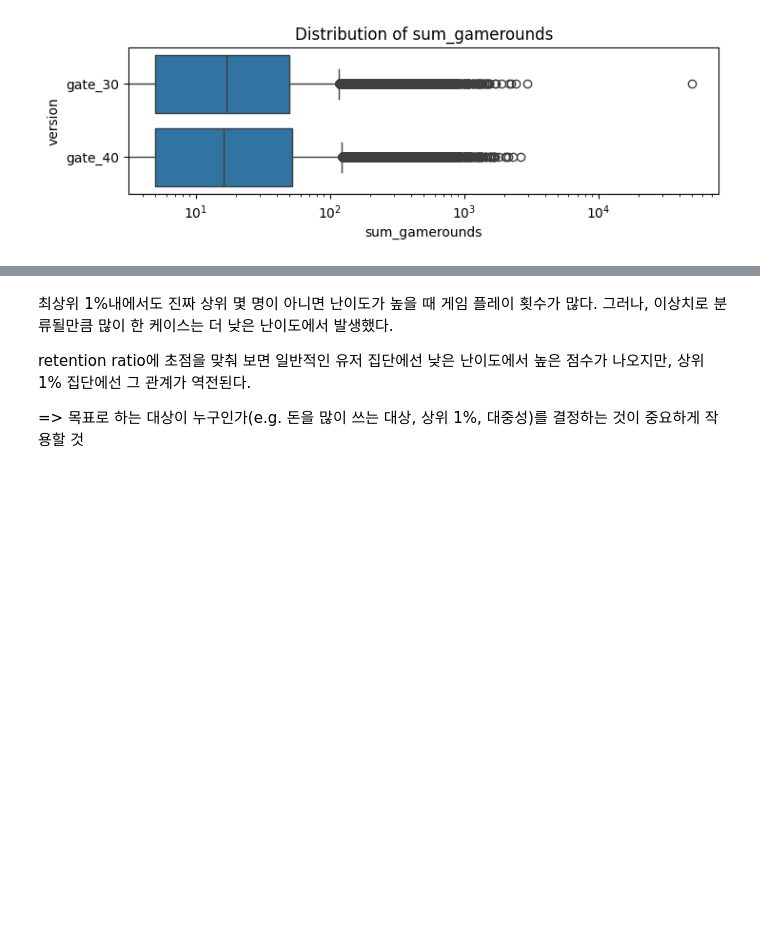
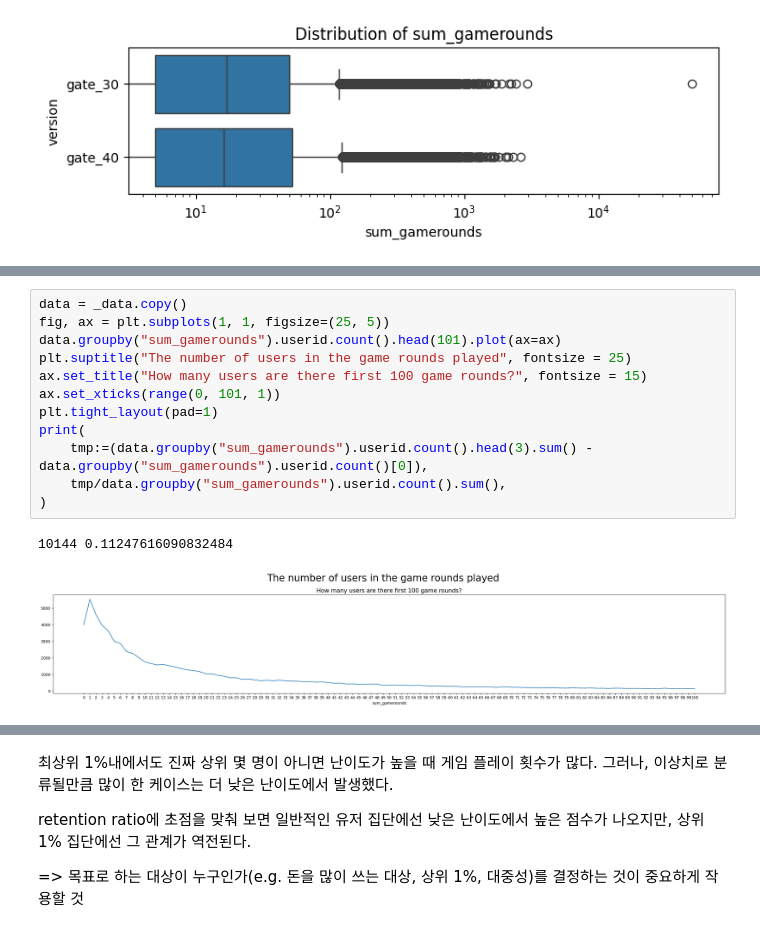
Before and after one commit to uowol/Kaggle-Data-Analysis, a Jupyter notebook: workplace/cookie_cats/250105_describe_data.ipynb, the cells around one changed output, grey strips where cells are left out. Cells and saved outputs as stored; diff of their text form; blank space fills up the shorter version.

```diff
--- a/workplace/cookie_cats/250105_describe_data.ipynb
+++ b/workplace/cookie_cats/250105_describe_data.ipynb
@@ -165,0 +135,15 @@ _ = get_stats(upper_data, info_keys=['count', 'mean', 'median'])
+# %%
+data = _data.copy()
+fig, ax = plt.subplots(1, 1, figsize=(25, 5))
+data.groupby("sum_gamerounds").userid.count().head(101).plot(ax=ax)
+plt.suptitle("The number of users in the game rounds played", fontsize = 25)
+ax.set_title("How many users are there first 100 game rounds?", fontsize = 15)
+ax.set_xticks(range(0, 101, 1))
+plt.tight_layout(pad=1)
+print(
+    tmp:=(data.groupby("sum_gamerounds").userid.count().head(3).sum() - data.groupby("sum_gamerounds").userid.count()[0]),
+    tmp/data.groupby("sum_gamerounds").userid.count().sum(),
+)
+# %% [output]
+10144 0.11247616090832484
+[figure, added]
```
Also changed, not shown: parts of 19 cells of this notebook.
